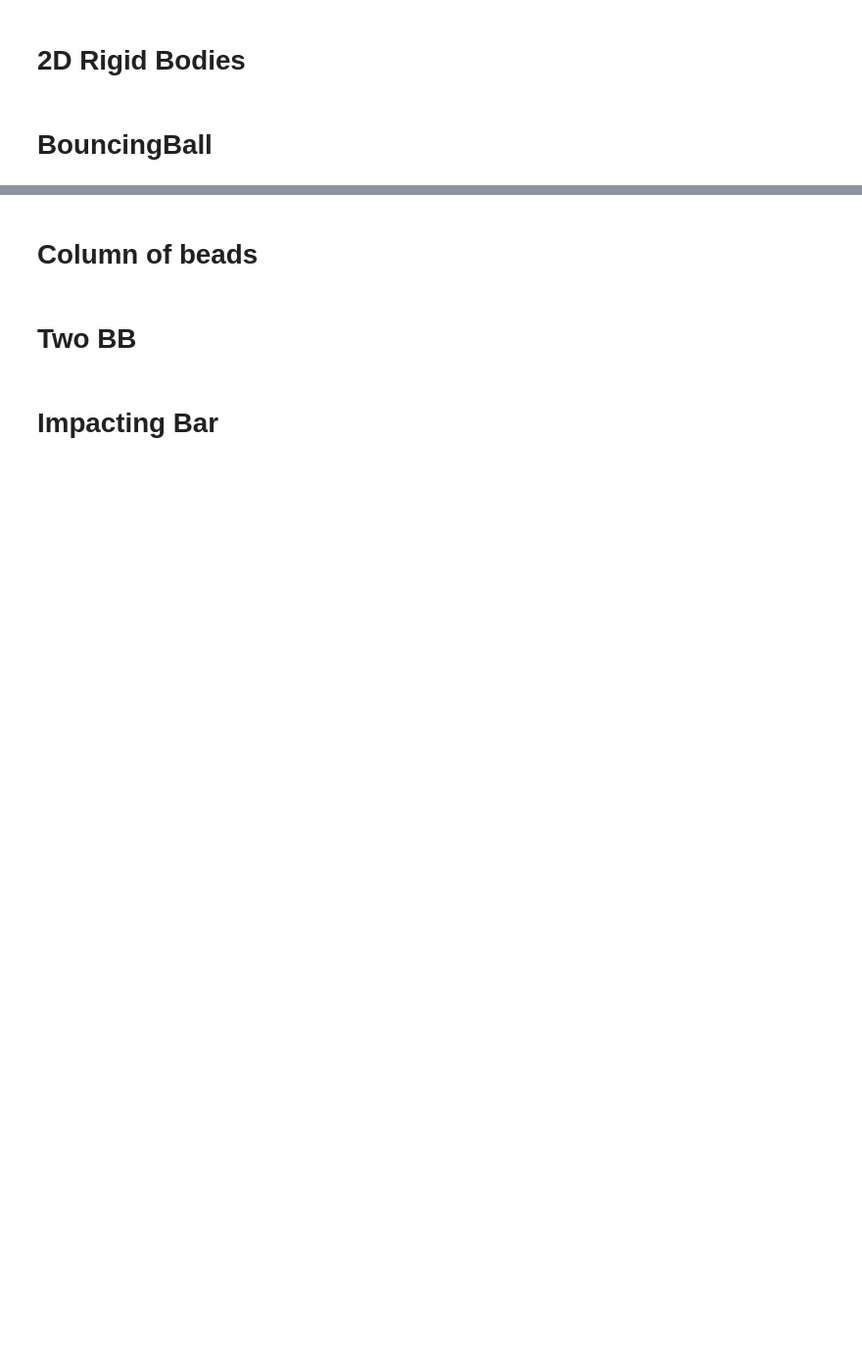
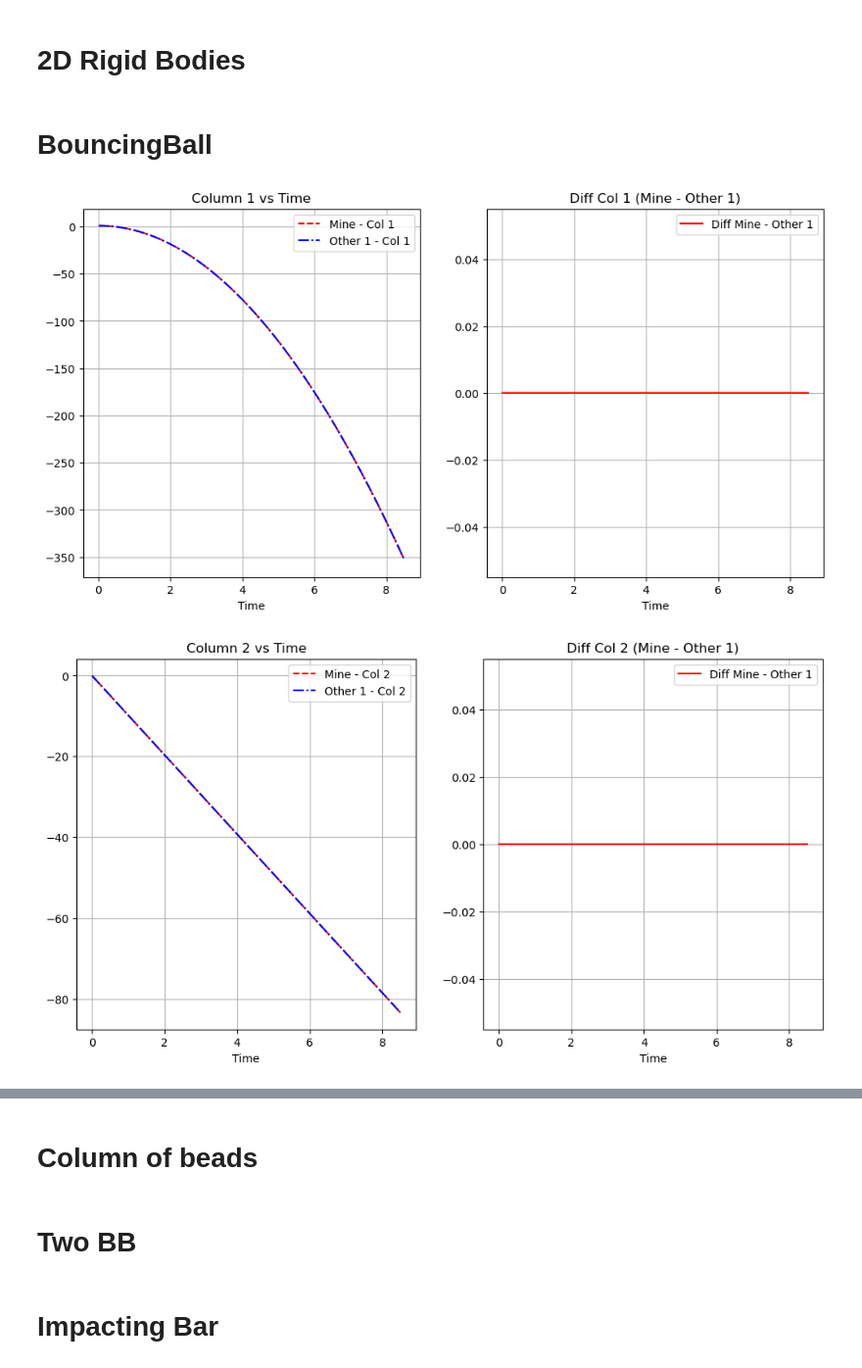
Before and after one commit to vacary/siconos-tutorials, a Jupyter notebook: examples/mechanics/MechanicsExamples.ipynb, the cells around one changed output, grey strips where cells are left out. Shown at 98% size. Drawn from its saved outputs; the diff is of its cells as text; code cells hidden in the pictures; blank space fills up the shorter version.

Commit message:
WIP - Fix/update examples to made them complient with eigen branch

```diff
--- a/examples/mechanics/MechanicsExamples.ipynb
+++ b/examples/mechanics/MechanicsExamples.ipynb
@@ -45,11 +49,14 @@ plot_and_compare(mine,ref, main)
 # %%
 ref = np.loadtxt("BouncingBallEventDriven/BouncingBallED.ref", skiprows=1)
 refTS = np.loadtxt("BouncingBall/BouncingBallTS.ref", skiprows=1)
 mine = np.loadtxt("BouncingBallEventDriven/BouncingBallED.dat")
 mineHEM5 = np.loadtxt("BouncingBallEventDriven/BouncingBallED-HEM5.dat")
-main = np.loadtxt("../../../siconos-tutorials-ref/examples/mechanics/BouncingBallEventDriven/BouncingBallED-HEM5.dat")
-plot_and_compare(main, main)
+main = np.loadtxt("../../../siconos-tutorials-ref/examples/mechanics/BouncingBallEventDriven/result.dat", skiprows=1)
+plot_and_compare(mineHEM5, main)
 
 #plt.figure()
 #plt.plot(mine[:,0], mine[:,1], 'r.', refTS[:,0], refTS[:,1], 'b--')
 #plt.xlim(1.9,2.1)
+# %% [output]
+[figure, added]
+[figure, added]
```
Also changed, not shown: parts of 10 cells of this notebook, 14 other files.
